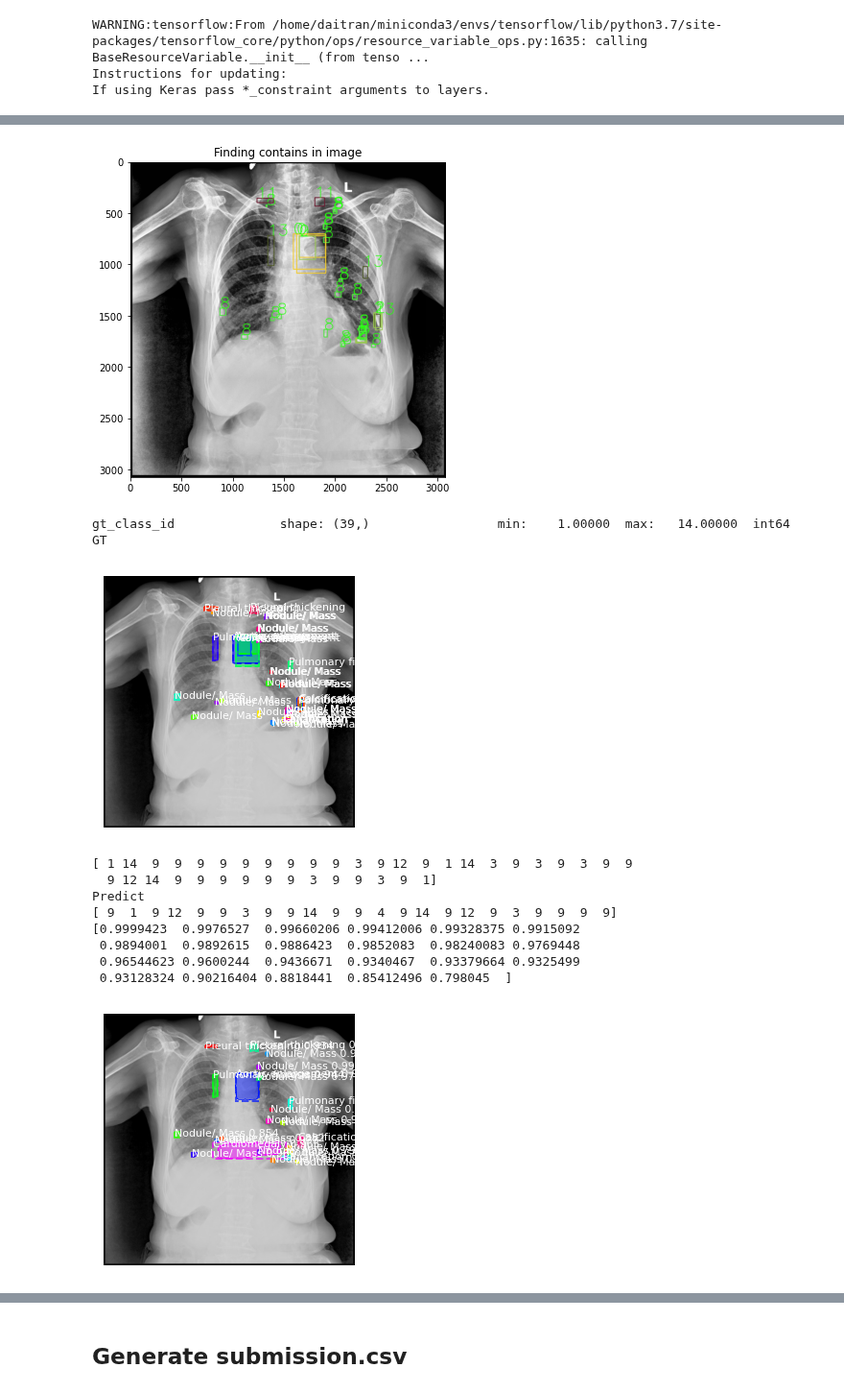
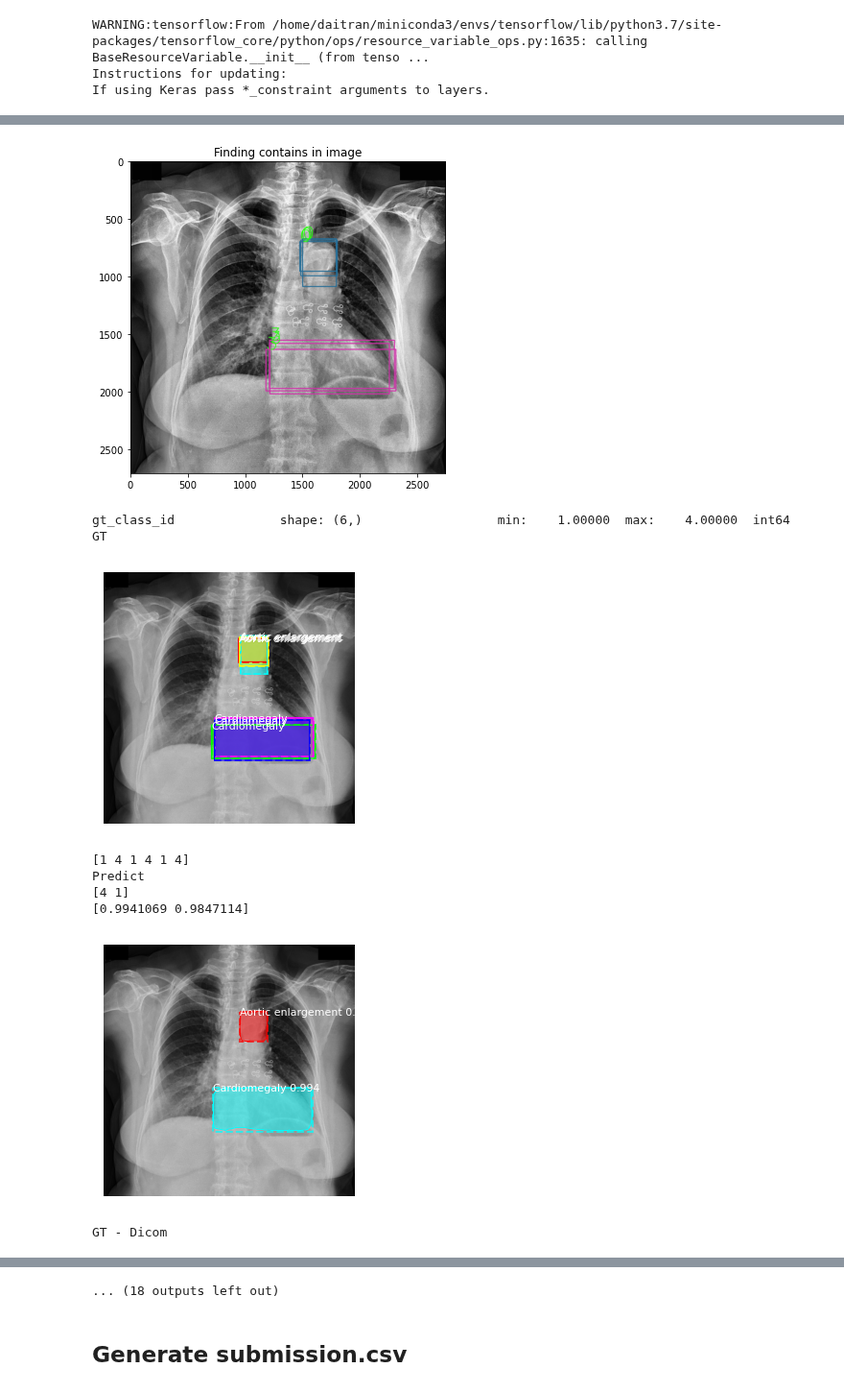
Before and after one commit to daitranskku/chest_x_ray_abnormalities_detection, a Jupyter notebook: MaskRCNN_implementation/model_evaluation.ipynb, the cells around one changed output, grey strips where cells are left out. Shown at 96% size. Drawn from its saved outputs; the diff is of its cells as text; code cells hidden in the pictures.

Commit message:
Update training

```diff
--- a/MaskRCNN_implementation/model_evaluation.ipynb
+++ b/MaskRCNN_implementation/model_evaluation.ipynb
@@ -198,3 +182,37 @@ test_dataset.prepare()
+# %%
+# Implement stratified k-fold
+df = orin_df
+skf = StratifiedKFold(n_splits=5, shuffle=True, random_state=101)
+df_folds = df[['image_id']].copy()
+
+df_folds.loc[:, 'bbox_count'] = 1
+df_folds = df_folds.groupby('image_id').count()
+df_folds.loc[:, 'object_count'] = df.groupby('image_id')['class_id'].nunique()
+
+df_folds.loc[:, 'stratify_group'] = np.char.add(
+    df_folds['object_count'].values.astype(str),
+    df_folds['bbox_count'].apply(lambda x: f'_{x // 15}').values.astype(str)
+)
+
+df_folds.loc[:, 'fold'] = 0
+for fold_number, (train_index, val_index) in enumerate(skf.split(X=df_folds.index, y=df_folds['stratify_group'])):
+    df_folds.loc[df_folds.iloc[val_index].index, 'fold'] = fold_number
+
+# example with fold 0
+df_folds.reset_index(inplace=True)
+
+df_valid = pd.merge(df, df_folds[df_folds['fold'] == 0], on='image_id')
+df_train = pd.merge(df, df_folds[df_folds['fold'] != 0], on='image_id')
+
+maskrcnn_df_train = samples_df[~samples_df['image_id'].isin(df_valid['image_id'])]
+maskrcnn_df_val = samples_df[~samples_df['image_id'].isin(df_train['image_id'])]
+
+# Apply format
+train_dataset = DiagnosticDataset(maskrcnn_df_train)
+train_dataset.prepare()
+
+valid_dataset = DiagnosticDataset(maskrcnn_df_val)
+valid_dataset.prepare()
 # %%
 # Show validation dataset information
 print("Images: {}\nClasses: {}".format(len(valid_dataset.image_ids), valid_dataset.class_names))
@@ -215,7 +233,7 @@ If using Keras pass *_constraint arguments to layers.
 ![loss](figures/loss67.png)
 # %%
 # Pretrained weight
-model_path = '/home/daitran/Desktop/git/chest_x_ray_abnormalities_detection/MaskRCNN_implementation/server_weights/mask_rcnn_diagnostic_0090.h5'
+model_path = '/home/daitran/Desktop/git/chest_x_ray_abnormalities_detection/MaskRCNN_implementation/server_weights/mask_rcnn_diagnostic_0002.h5'
 model.load_weights(model_path, by_name=True)
 # %%
 def plot_bbox(img_id , bbox_df = orin_df, normalize = True):
@@ -321,20 +339,17 @@ def display_test_result(dataset):
     visualize.display_instances(original_image, r['rois'], r['masks'], r['class_ids'],
                                 dataset.class_names, r['scores'], figsize=(5, 5))
 # %%
-for _ in range(1):
-    display_test_result(dataset = test_dataset)
+for _ in range(5):
+    display_test_result(dataset = valid_dataset)
 # %% [output]
 GT - Dicom
-[figure, old version]
+[figure, new version]
-gt_class_id              shape: (39,)                 min:    1.00000  max:   14.00000  int64
+gt_class_id              shape: (6,)                  min:    1.00000  max:    4.00000  int64
 GT
-[figure, old version]
+[figure, new version]
-[ 1 14  9  9  9  9  9  9  9  9  9  3  9 12  9  1 14  3  9  3  9  3  9  9
-  9 12 14  9  9  9  9  9  9  3  9  9  3  9  1]
+[1 4 1 4 1 4]
 Predict
-[ 9  1  9 12  9  9  3  9  9 14  9  9  4  9 14  9 12  9  3  9  9  9  9]
-[0.9999423  0.9976527  0.99660206 0.99412006 0.99328375 0.9915092
- 0.9894001  0.9892615  0.9886423  0.9852083  0.98240083 0.9769448
- 0.96544623 0.9600244  0.9436671  0.9340467  0.93379664 0.9325499
- 0.93128324 0.90216404 0.8818441  0.85412496 0.798045  ]
+[4 1]
+[0.9941069 0.9847114]
-[figure, old version]
+[figure, new version]
+GT - Dicom
@@ -341,3 +365,4 @@ Predict
+... (18 outputs left out)
 # %% [markdown]
 ## Generate submission.csv
 # %%
```
Also changed, not shown: parts of 4 cells of this notebook, 1 other file.
